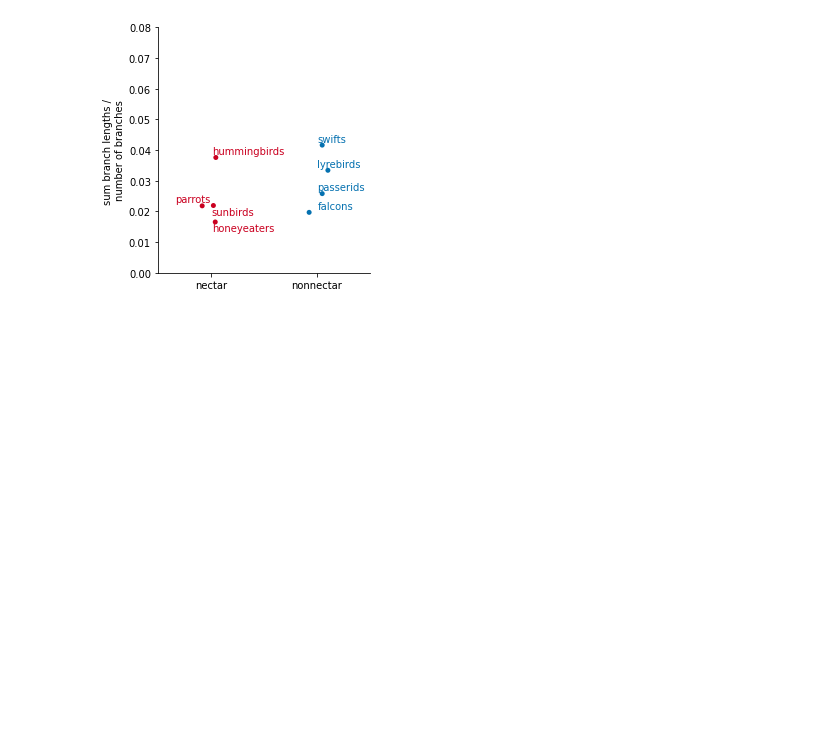
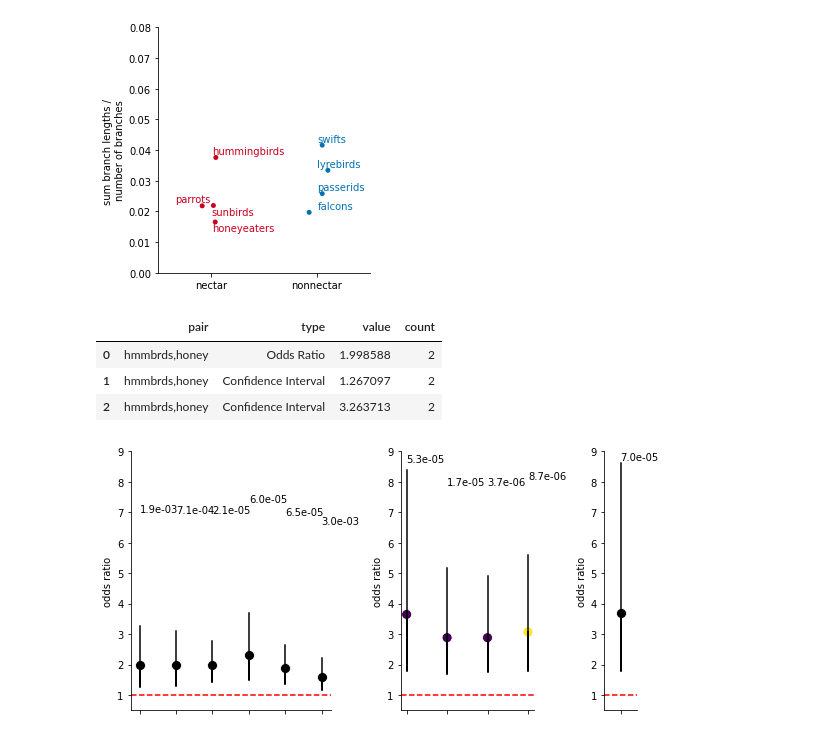
Before and after one commit to osipovarev/absrel, a Jupyter notebook: absrel_analysis.ipynb, the cells around one changed output. Cells and saved outputs as stored; diff of their text form; code cells hidden in the pictures; blank space fills up the shorter version.

Commit message:
backed up changes from Tue Jan 23 19:31:26 EST 2024 in the project /Users/osipova/Documents/LabDocs/NectarivoryProject/absrel

```diff
--- a/absrel_analysis.ipynb
+++ b/absrel_analysis.ipynb
@@ -351,3 +351,51 @@ plot_name = 'total_branch_length_nectar_vs_nonnectar.pdf'
 # plt.savefig(plot_name, bbox_inches='tight')
 # %% [output]
 [figure]
+# %%
+### Fisher-exact test for convergence
+dir_path = '/Users/osipova/Documents/LabDocs/NectarivoryProject/absrel/absrel_analysis_2021/'
+file_name = 'summary.matching_test_control.tsv'
+file_data = glob(dir_path + file_name)[0]
+df = pd.read_csv(file_data, sep='\t')
+
+df['count'] = [len(i.split(',')) for i in df['pair']]
+df.head(3)
+# %% [output]
+|  | pair | type | value | count |
+| 0 | hmmbrds,honey | Odds Ratio | 1.998588 | 2 |
+| 1 | hmmbrds,honey | Confidence Interval | 1.267097 | 2 |
+| 2 | hmmbrds,honey | Confidence Interval | 3.263713 | 2 |
+# %%
+fig, axes = plt.subplots(1, 3, figsize=(8, 4), gridspec_kw={'width_ratios': [6, 4, 1]})
+directions = [2, 3, 4]
+
+for i in range(3):
+    axi = axes[i]
+    d = directions[i]
+    dfi = df[(df['count'] == d)]
+    sns.scatterplot(ax=axi, data=dfi[dfi['type'] == 'Odds Ratio'], x='pair', y='value',
+                    color='black', s=100)
+    axi.set_xticklabels(axi.get_xticklabels(), rotation=45)
+
+    for p in set(dfi['pair']):
+        ci_min = min(dfi[(dfi['pair'] == p)]['value'])
+        ci_max = max(dfi[(dfi['pair'] == p)]['value'])
+        odds = dfi[(dfi['pair'] == p) & (df['type'] == 'Odds Ratio')]['value']
+        ci = dfi[(dfi['pair'] == p) & (df['type'] != 'P-Value')]['value']
+        pval = list(dfi[(dfi['pair'] == p) & (df['type'] == 'P-Value')]['value'])[0]
+        axi.errorbar(x=p, y=ci, color='black')
+#         axi.text(p, dfi[dfi['type'] == 'Odds Ratio'], 'annotation')
+        axi.annotate("{:.1e}".format(pval), (p, odds + 5))
+
+    axi.set_ylim(0.5, 9)
+    axi.set_ylabel('odds ratio')
+    axi.set_xlabel('')
+    axi.axhline(y=1, color = "red", linestyle = "dashed")
+
+sns.despine(bottom=False, left=False)
+fig.tight_layout()
+
+pdf_name = 'summary_Fexact.odds_ci.pdf'
+# fig.savefig(pdf_name, bbox_inches='tight')
+# %% [output]
+[figure, added]
```
Also changed, not shown: 6 other files.
